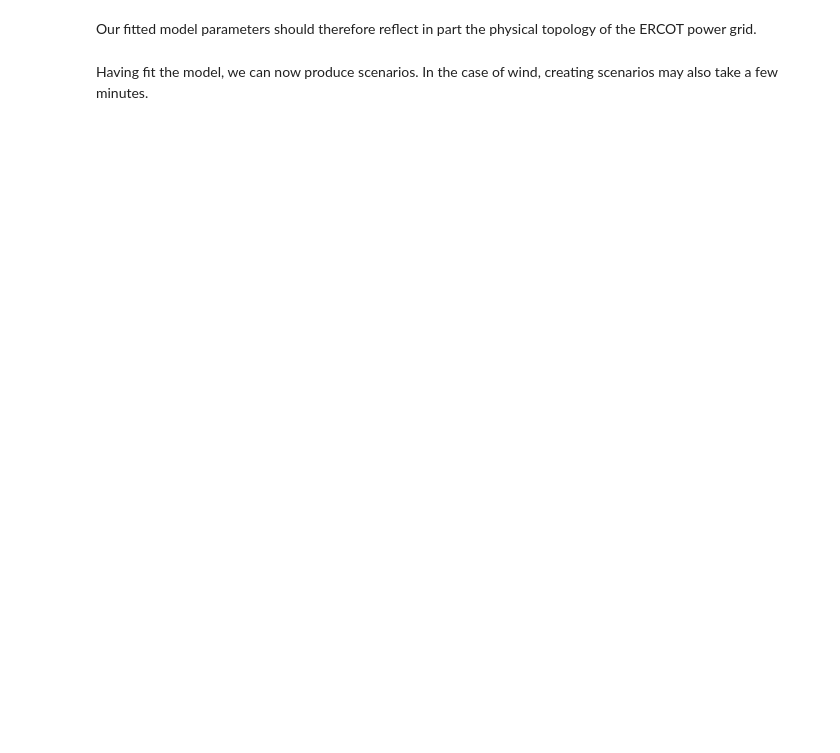
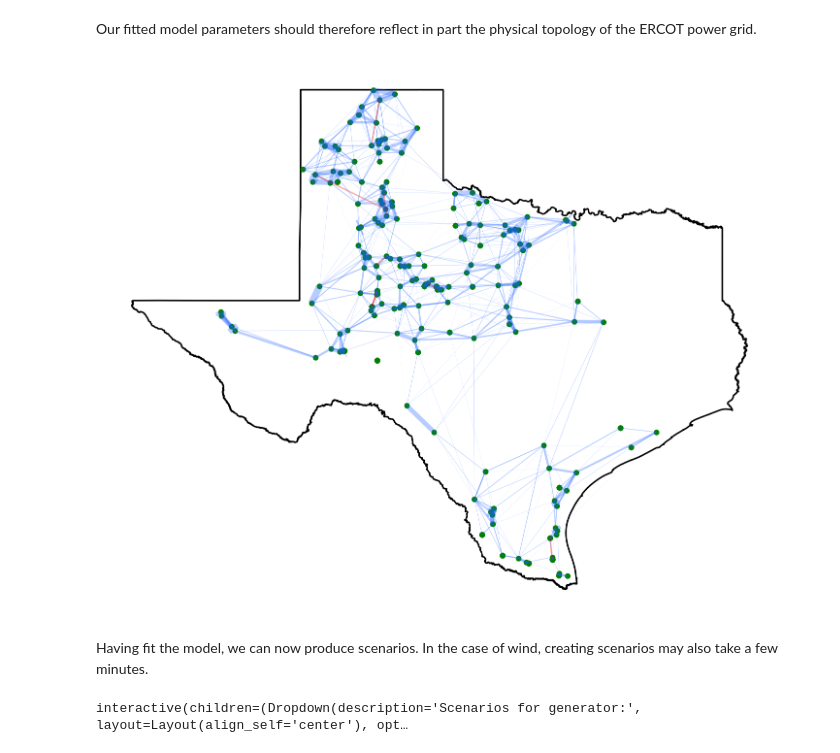
Before and after one commit to PrincetonUniversity/PGscen, a Jupyter notebook: example/ERCOT/ercot_day_ahead_wind.ipynb, the cells around one changed output. Saved outputs shown, nothing was run; the diff lists cells and outputs as text; code cells hidden in the pictures; blank space fills up the shorter version.

```diff
--- a/example/ERCOT/ercot_day_ahead_wind.ipynb
+++ b/example/ERCOT/ercot_day_ahead_wind.ipynb
@@ -111,31 +123,34 @@ Our fitted model parameters should therefore reflect in part the physical topolo
 # %%
 import numpy as np
 from itertools import combinations as combn
 from shapely.geometry import LineString
 
 
 asset_cov = ge.model.asset_cov
 prec_mat = np.linalg.inv(asset_cov)
 pcor_mat = -prec_mat / np.sqrt(np.outer(np.diag(prec_mat), np.diag(prec_mat)))
 
 cnct_dict = {
     (asset1, asset2): {
         'geometry': LineString([gdf.geometry[asset1], gdf.geometry[asset2]]),
         'pcor_val': pcor_mat[i, j]
         }
     for (i, asset1), (j, asset2) in combn(enumerate(asset_cov.index), 2)
     if np.abs(pcor_mat[i, j]) >= 0.02
     }
 
 edges_gdf = gpd.GeoDataFrame(cnct_dict).transpose()
+edges_gdf = edges_gdf.set_geometry('geometry')
 ax = tx.plot(facecolor="none", edgecolor='black', figsize=(18, 18), linewidth=2.3)
 gdf.plot(ax=ax, marker='o', linewidth=0, markersize=71, c='green')
 
 sign_vec = ['#1A5FFF' if val > 0 else "#FF0000" for val in edges_gdf.pcor_val]
 edges_gdf.plot(ax=ax, color=sign_vec,
                linewidth=(edges_gdf.pcor_val - 0.02) * 53, alpha=0.31)
 
 _ = ax.axis('off')
+# %% [output]
+[figure, added]
 # %% [markdown]
 Having fit the model, we can now produce scenarios. In the case of wind, creating scenarios may also take a few minutes.
 # %%
@@ -206,3 +221,5 @@ w = Dropdown(options=ge.asset_list, description="Scenarios for generator:",
              layout={'align_self': 'center'}, style={'description_width': 'initial'},
              disabled=False)
 _ = interact(plot_wind_scenarios, wind_site=w)
+# %% [output]
+interactive(children=(Dropdown(description='Scenarios for generator:', layout=Layout(align_self='center'), opt…
```
Also changed, not shown: parts of 2 cells of this notebook, 6 other files.
